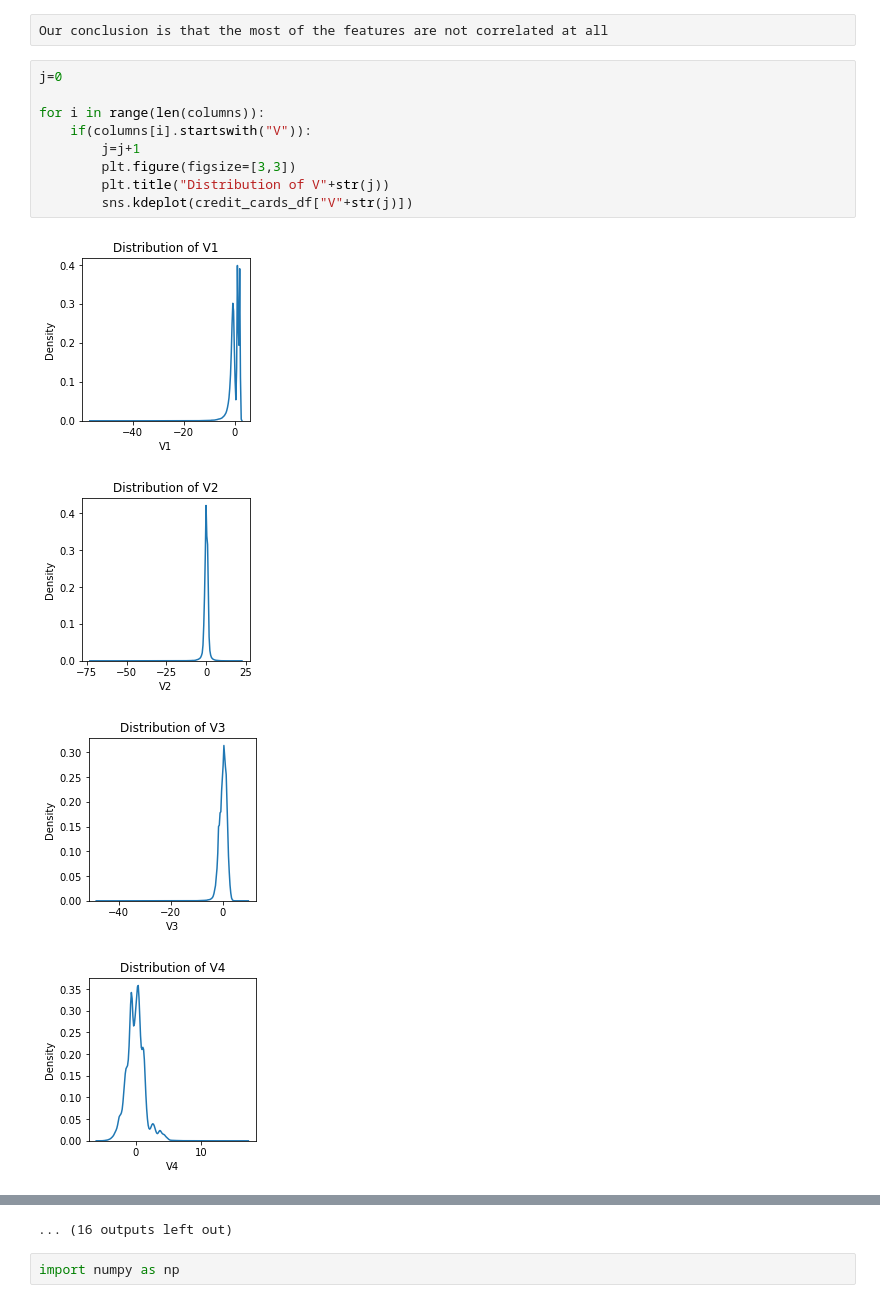
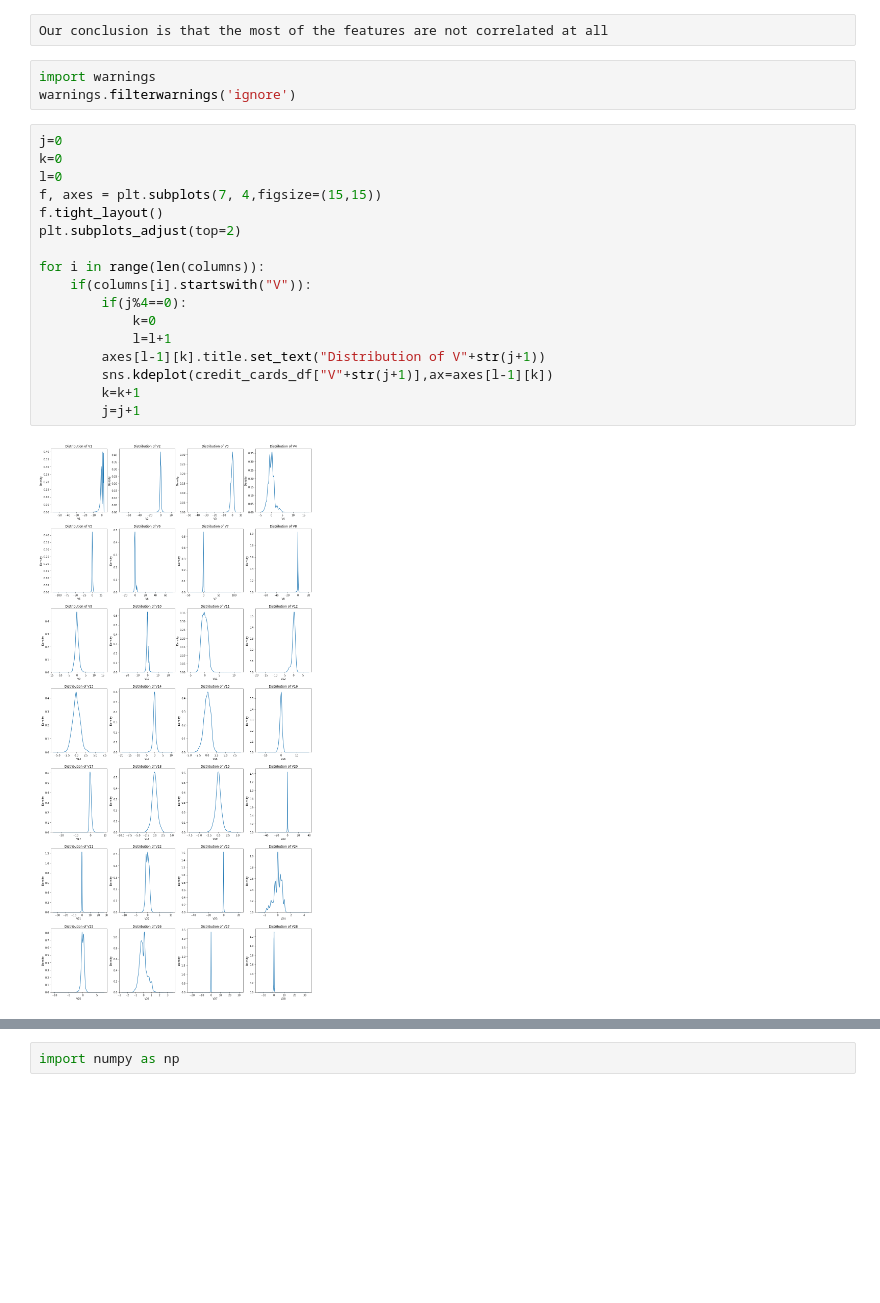
Before and after one commit to DaniloJ97/anomaly_detection, a Jupyter notebook: anomaly_detection.ipynb, the cells around one changed output, grey strips where cells are left out. Saved outputs shown, nothing was run; the diff lists cells and outputs as text; blank space fills up the shorter version.

Commit message:
Data preparation done, warnings turned off, distributions presented as a grid

```diff
--- a/anomaly_detection.ipynb
+++ b/anomaly_detection.ipynb
@@ -144,17 +175,25 @@ corr_matrix
 31 rows × 31 columns
 # %% [raw]
 Our conclusion is that the most of the features are not correlated at all
+# %%
+import warnings
+warnings.filterwarnings('ignore')
 # %%
 j=0
+k=0
+l=0
+f, axes = plt.subplots(7, 4,figsize=(15,15))
+f.tight_layout()
+plt.subplots_adjust(top=2)
 
 for i in range(len(columns)):
     if(columns[i].startswith("V")):
+        if(j%4==0):
+            k=0
+            l=l+1
+        axes[l-1][k].title.set_text("Distribution of V"+str(j+1))
+        sns.kdeplot(credit_cards_df["V"+str(j+1)],ax=axes[l-1][k])
+        k=k+1
         j=j+1
-        plt.figure(figsize=[3,3])
-        plt.title("Distribution of V"+str(j))
-        sns.kdeplot(credit_cards_df["V"+str(j)])
 # %% [output]
-[figure, old version]
+[figure, new version]
-[figure, removed]
-[figure, removed]
-[figure, removed]
@@ -169,4 +200,3 @@ for i in range(len(columns)):
-... (16 outputs left out)
 # %%
 import numpy as np
 # %%
```
Also changed, not shown: parts of 12 cells of this notebook.
